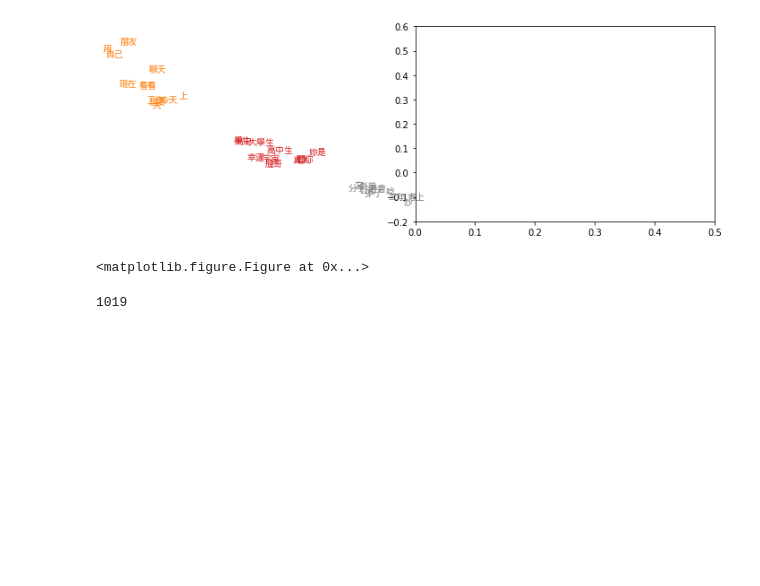
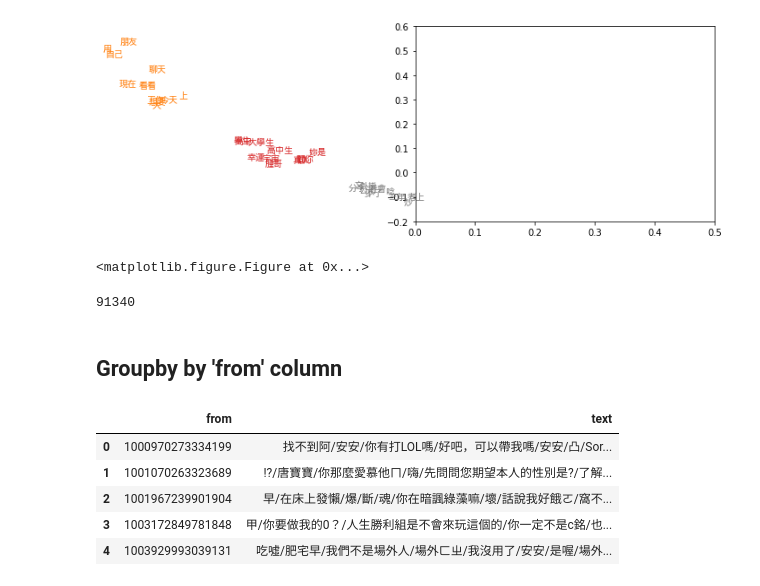
Before and after one commit to tan-i-ham/gp_new, a Jupyter notebook: df_small.ipynb, the cells around one changed output. Saved outputs shown, nothing was run; the diff lists cells and outputs as text; code cells hidden in the pictures; blank space fills up the shorter version.

```diff
--- a/df_small.ipynb
+++ b/df_small.ipynb
@@ -230 +233,8 @@ def loadjieba():
+# %%
+df.head()
+len(df)
+# %% [output]
+91340
+# %% [markdown]
+## Groupby by 'from' column
 # %%
@@ -232,4 +241,0 @@ grouped_data = df.groupby('from')['text'].apply(lambda x: "{%s}" % ', '.join(x))
-# %%
-len(grouped_data)
-# %% [output]
-1019
@@ -235,0 +244,9 @@ len(grouped_data)
+# %%
+test.head()
+# %% [output]
+|  | from | text |
+| 0 | 1000970273334199 | 找不到阿/安安/你有打LOL嗎/好吧，可以帶我嗎/安安/凸/Sor... |
+| 1 | 1001070263323689 | !?/唐寶寶/你那麼愛慕他ㄇ/嗨/先問問您期望本人的性別是?/了解... |
+| 2 | 1001967239901904 | 早/在床上發懶/爆/斷/魂/你在暗諷綠藻嘛/壞/話說我好餓ㄛ/窩不... |
+| 3 | 1003172849781848 | 甲/你要做我的0？/人生勝利組是不會來玩這個的/你一定不是c銘/也... |
+| 4 | 1003929993039131 | 吃噓/肥宅早/我們不是場外人/場外ㄈㄓ/我沒用了/安安/是喔/場外... |
```
Also changed, not shown: parts of 9 cells of this notebook.
